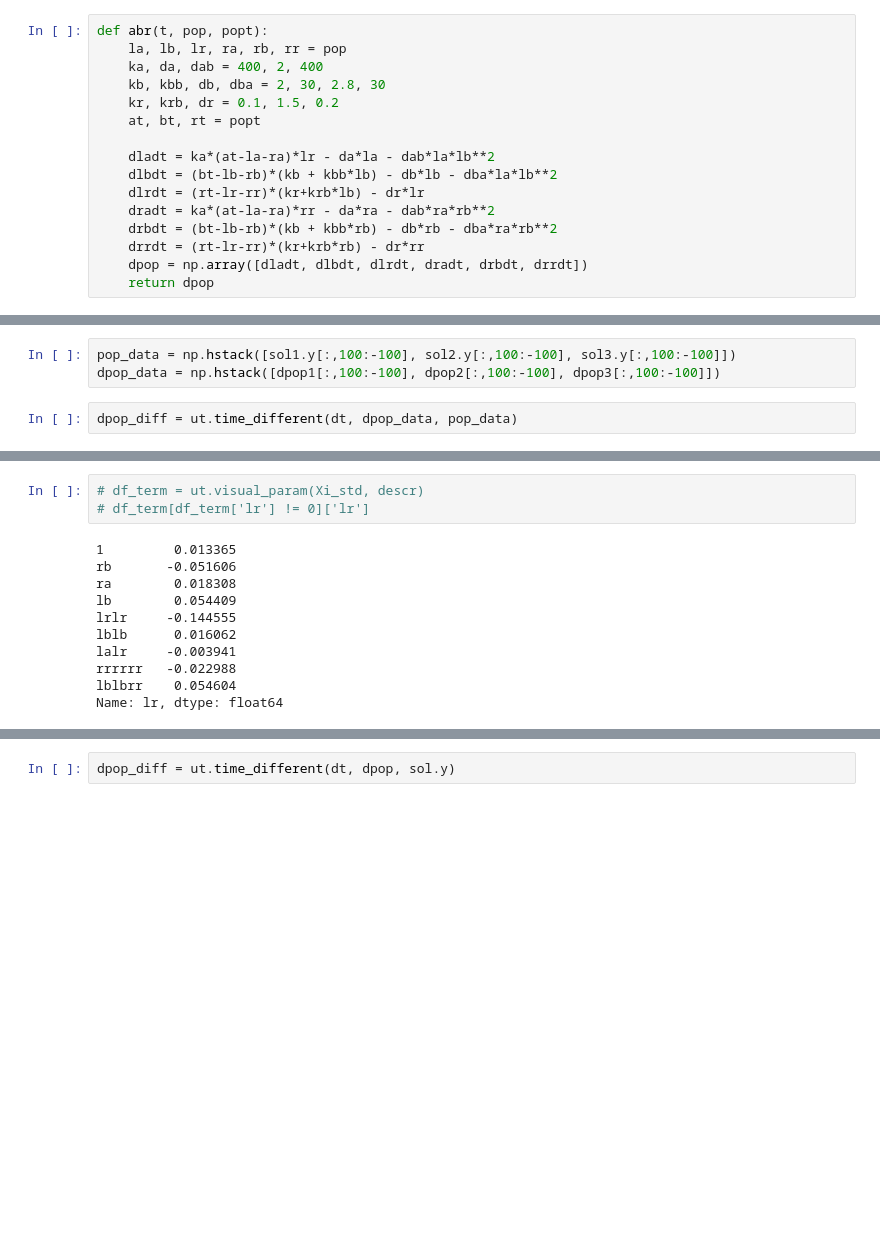
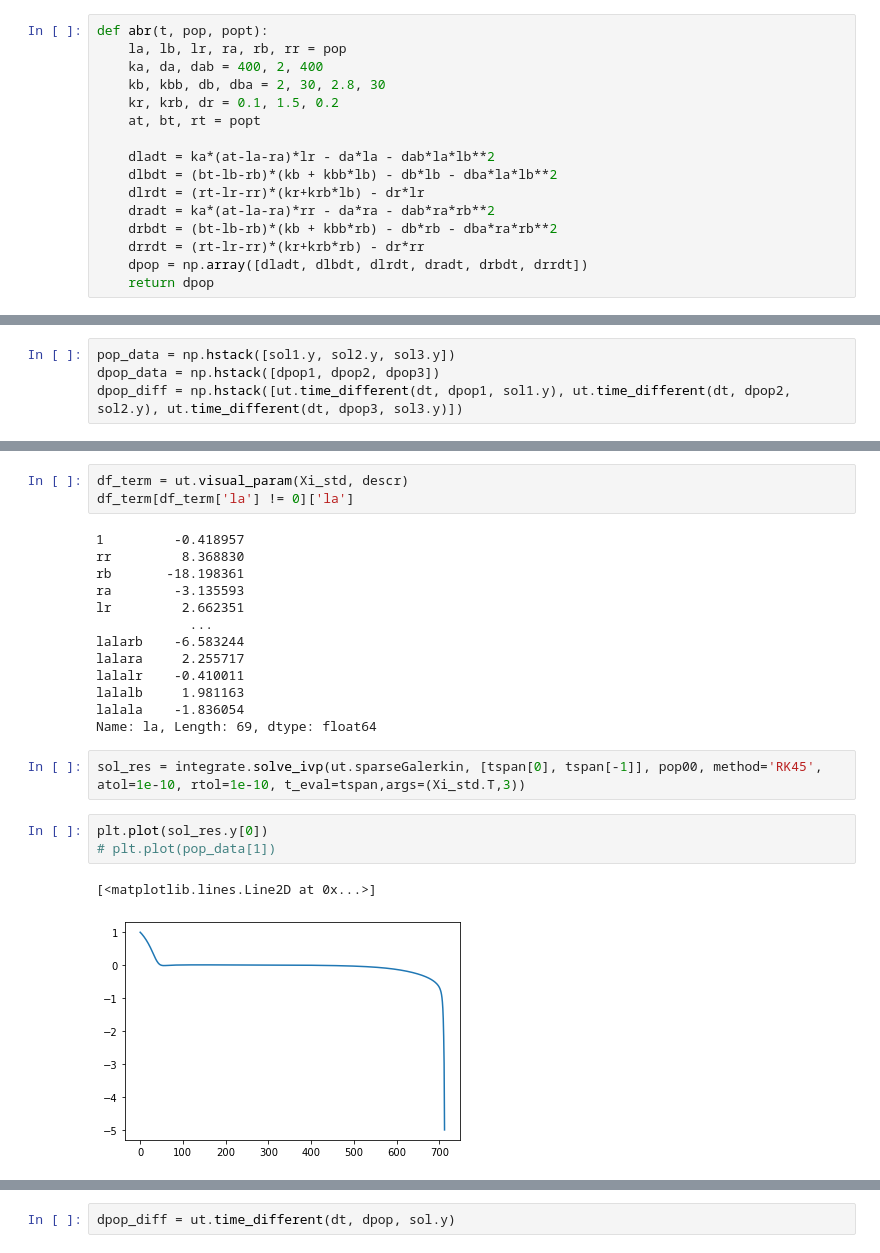
Before and after one commit to onionpork/sparsemyxo, a Jupyter notebook: abr.ipynb, the cells around one changed output, grey strips where cells are left out. Cells and saved outputs as stored; diff of their text form; blank space fills up the shorter version.

```diff
--- a/abr.ipynb
+++ b/abr.ipynb
@@ -46,5 +63,4 @@ dpop3 = abr(sol3.t, sol3.y, popt3)
 # %%
-pop_data = np.hstack([sol1.y[:,100:-100], sol2.y[:,100:-100], sol3.y[:,100:-100]])
-dpop_data = np.hstack([dpop1[:,100:-100], dpop2[:,100:-100], dpop3[:,100:-100]])
+pop_data = np.hstack([sol1.y, sol2.y, sol3.y])
+dpop_data = np.hstack([dpop1, dpop2, dpop3])
+dpop_diff = np.hstack([ut.time_different(dt, dpop1, sol1.y), ut.time_different(dt, dpop2, sol2.y), ut.time_different(dt, dpop3, sol3.y)])
-# %%
-dpop_diff = ut.time_different(dt, dpop_data, pop_data)
@@ -82,14 +88,24 @@ array([ 0.        ,  0.        ,  0.26915322, -0.        , -0.        ,
 # %%
-# df_term = ut.visual_param(Xi_std, descr)
-# df_term[df_term['lr'] != 0]['lr']
+df_term = ut.visual_param(Xi_std, descr)
+df_term[df_term['la'] != 0]['la']
 # %% [output]
-1         0.013365
-rb       -0.051606
-ra        0.018308
-lb        0.054409
-lrlr     -0.144555
-lblb      0.016062
-lalr     -0.003941
-rrrrrr   -0.022988
-lblbrr    0.054604
-Name: lr, dtype: float64
+1         -0.418957
+rr         8.368830
+rb       -18.198361
+ra        -3.135593
+lr         2.662351
+            ...
+lalarb    -6.583244
+lalara     2.255717
+lalalr    -0.410011
+lalalb     1.981163
+lalala    -1.836054
+Name: la, Length: 69, dtype: float64
+# %%
+sol_res = integrate.solve_ivp(ut.sparseGalerkin, [tspan[0], tspan[-1]], pop00, method='RK45', atol=1e-10, rtol=1e-10, t_eval=tspan,args=(Xi_std.T,3))
+# %%
+plt.plot(sol_res.y[0])
+# plt.plot(pop_data[1])
+# %% [output]
+[<matplotlib.lines.Line2D at 0x...>]
+[figure, added]
```
Also changed, not shown: parts of 51 cells of this notebook, 27 other files.
